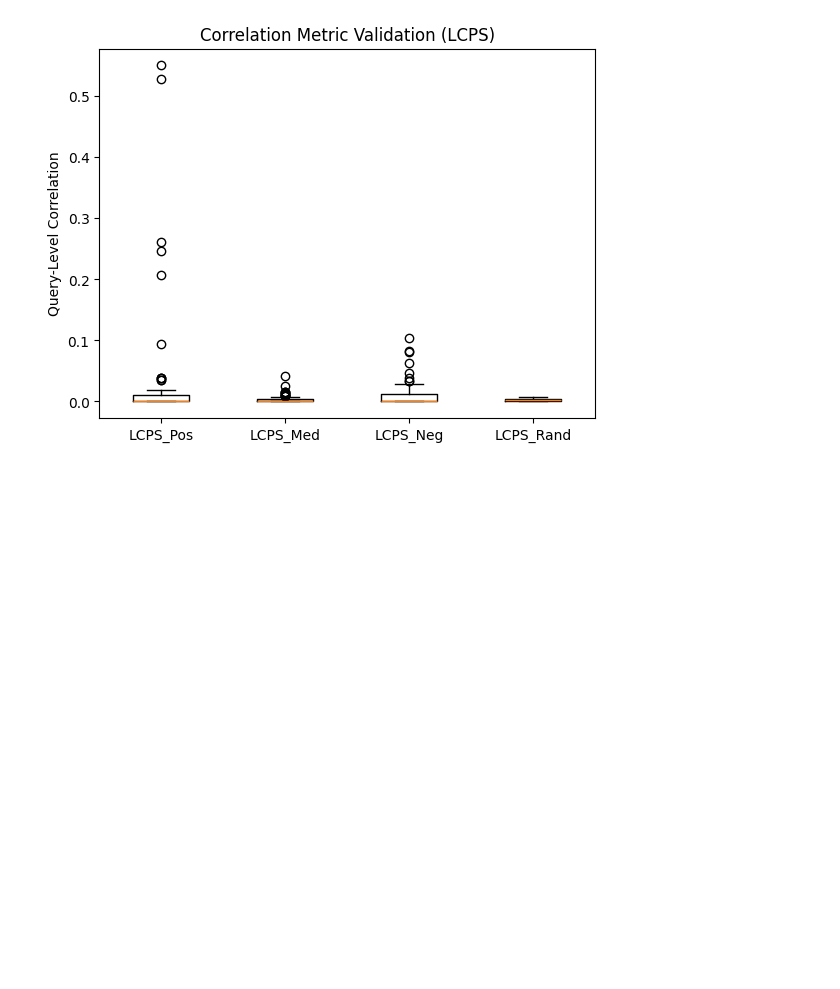
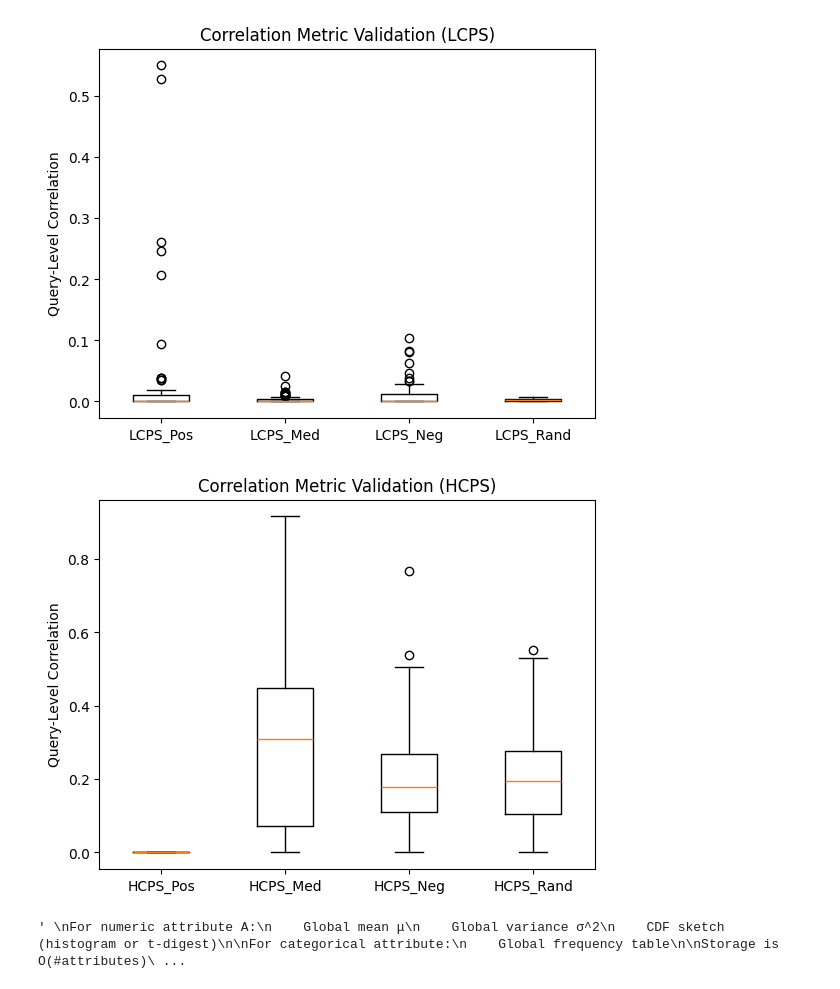
Before and after one commit to aadam19/filtered-vector-search, a Jupyter notebook: src/set_up.ipynb, the cells around one changed output. Drawn from its saved outputs; the diff is of its cells as text; code cells hidden in the pictures; blank space fills up the shorter version.

Commit message:
tested idea on sift10k, issue is that direction is very mildly positive or negative

```diff
--- a/src/set_up.ipynb
+++ b/src/set_up.ipynb
@@ -28,9 +28,9 @@ def read_fvecs(fname: str) -> np.ndarray:
 
     return vectors
 
-BASE = "C:\\Users\\adamm\\Desktop\\filtered-vector-search\\siftsmall\\siftsmall_base.fvecs"
-QUERY = "C:\\Users\\adamm\\Desktop\\filtered-vector-search\\siftsmall\\siftsmall_query.fvecs"
-TRUTH = "C:\\Users\\adamm\\Desktop\\filtered-vector-search\\siftsmall\\siftsmall_groundtruth.ivecs"
+BASE = "/home/adamm/Desktop/filtered-vector-search/siftsmall/siftsmall_base.fvecs"
+QUERY = "/home/adamm/Desktop/filtered-vector-search/siftsmall/siftsmall_query.fvecs"
+TRUTH = "/home/adamm/Desktop/filtered-vector-search/siftsmall/siftsmall_groundtruth.ivecs"
 
 base_vectors = read_fvecs(BASE)
 query_vectors = read_fvecs(QUERY)
@@ -124,6 +124,22 @@ def recall_at_k(pred, gt, k):
 print(f'Recall@10: {recall_at_k(indices, truth_vectors, 10)}')
 # %% [output]
 Recall@10: 1.0
+# %%
+EPS = 1e-12
+
+# ----------------------------
+# Safe probability smoothing
+# ----------------------------
+def laplace_smooth(count, total, alpha=1.0):
+    """
+    Laplace smoothing for binary case.
+    Returns smoothed probability.
+    """
+    return (count + alpha) / (total + 2 * alpha)
+
+
+def safe_log(x):
+    return np.log(np.clip(x, EPS, 1.0))
 # %%
 class CorrelationEstimator:
     def __init__(self, X, attr, n_clusters=40, random_state=42):
@@ -237,6 +380,12 @@ est_lc_pos = CorrelationEstimator(base_vectors, attr_lc_pos)
 est_lc_neg = CorrelationEstimator(base_vectors, attr_lc_neg)
 est_lc_med = CorrelationEstimator(base_vectors, attr_lc_med)
 est_lc_rand = CorrelationEstimator(base_vectors, attr_lc_rand)
+
+est_hc_pos = CorrelationEstimator(base_vectors, attr_hc_pos)
+est_hc_neg = CorrelationEstimator(base_vectors, attr_hc_neg)
+est_hc_med = CorrelationEstimator(base_vectors, attr_hc_med)
+est_hc_rand = CorrelationEstimator(base_vectors, attr_hc_rand)
+
 
 ### Sample queries
 rng = np.random.default_rng(42)
@@ -258,6 +407,11 @@ corr_pos = compute_distribution(est_lc_pos, attr_lc_pos)
 corr_rand = compute_distribution(est_lc_rand, attr_lc_rand)
 corr_neg = compute_distribution(est_lc_neg, attr_lc_neg)
 corr_med = compute_distribution(est_lc_med, attr_lc_med)
+
+hc_pos = compute_distribution(est_lc_pos, attr_hc_pos)
+hc_rand = compute_distribution(est_hc_rand, attr_hc_rand)
+hc_neg = compute_distribution(est_hc_neg, attr_hc_neg)
+hc_med = compute_distribution(est_hc_med, attr_hc_med)
 # %%
 plt.figure()
 plt.boxplot([corr_pos, corr_med, corr_neg, corr_rand])
@@ -267,3 +421,38 @@ plt.title("Correlation Metric Validation (LCPS)")
 plt.show()
 # %% [output]
 [figure]
+# %%
+plt.figure()
+plt.boxplot([hc_pos, hc_med, hc_neg, hc_rand])
+plt.xticks([1,2,3,4], ["HCPS_Pos", "HCPS_Med", "HCPS_Neg", "HCPS_Rand"])
+plt.ylabel("Query-Level Correlation")
+plt.title("Correlation Metric Validation (HCPS)")
+plt.show()
+# %% [output]
+[figure, added]
+# %%
+"""
+For numeric attribute A:
+    Global mean μ
+    Global variance σ^2
+    CDF sketch (histogram or t-digest)
+
+For categorical attribute:
+    Global frequency table
+
+Storage is O(#attributes)
+
+Suppose the query is price < t. We already have:
+    k nearest neighbour IDs
+    attribute values for those k items
+
+Local selectivity p_q --> #{A<t} / k
+Global selectivity p --> from CDF --> p = F(t)
+
+Standardized deviation --> Z = (p_q - p) / sqrt(p(1-p) / k)
+Z > 0 --> positive correlation
+Z < 0 --> negative correlation
+Z ~ 0 --> random
+"""
+# %% [output]
+' \nFor numeric attribute A:\n    Global mean μ\n    Global variance σ^2\n    CDF sketch (histogram or t-digest)\n\nFor categorical attribute:\n    Global frequency table\n\nStorage is O(#attributes)\ ...
```
Also changed, not shown: parts of 6 cells of this notebook, 1 other file.
